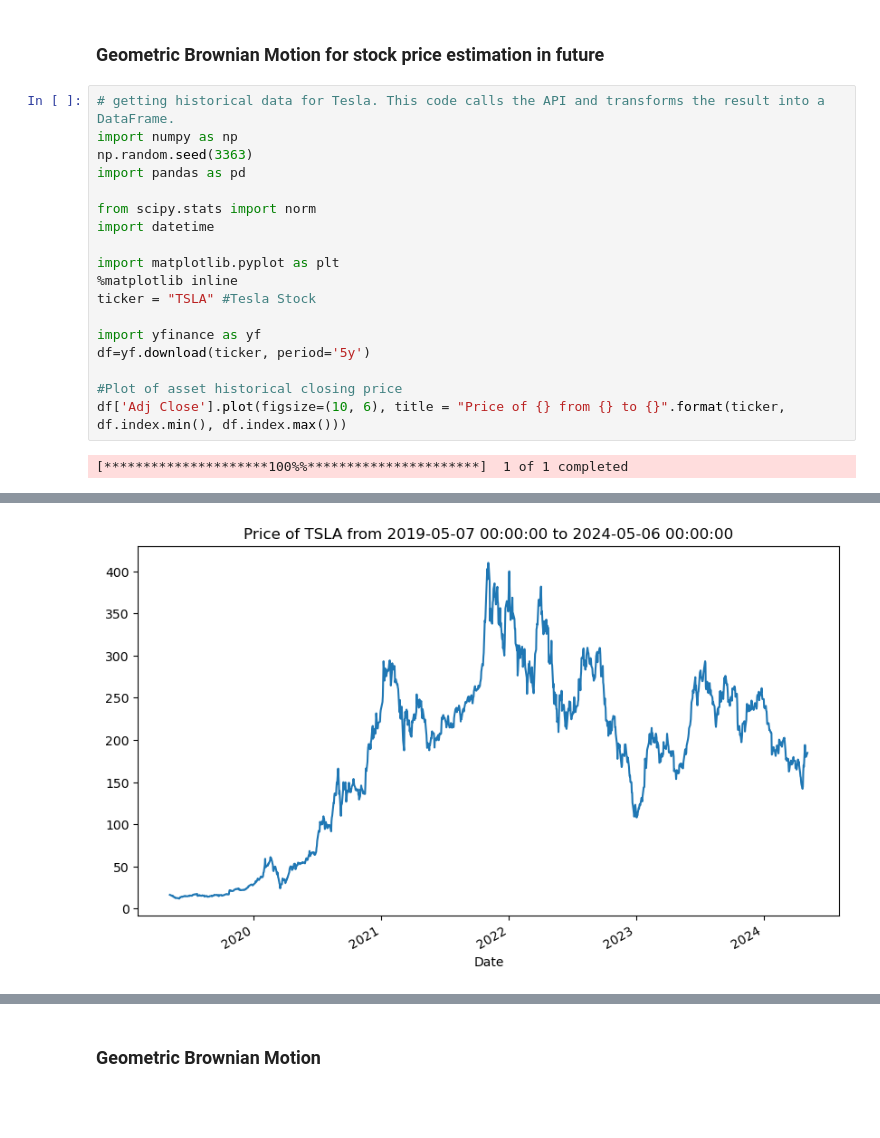
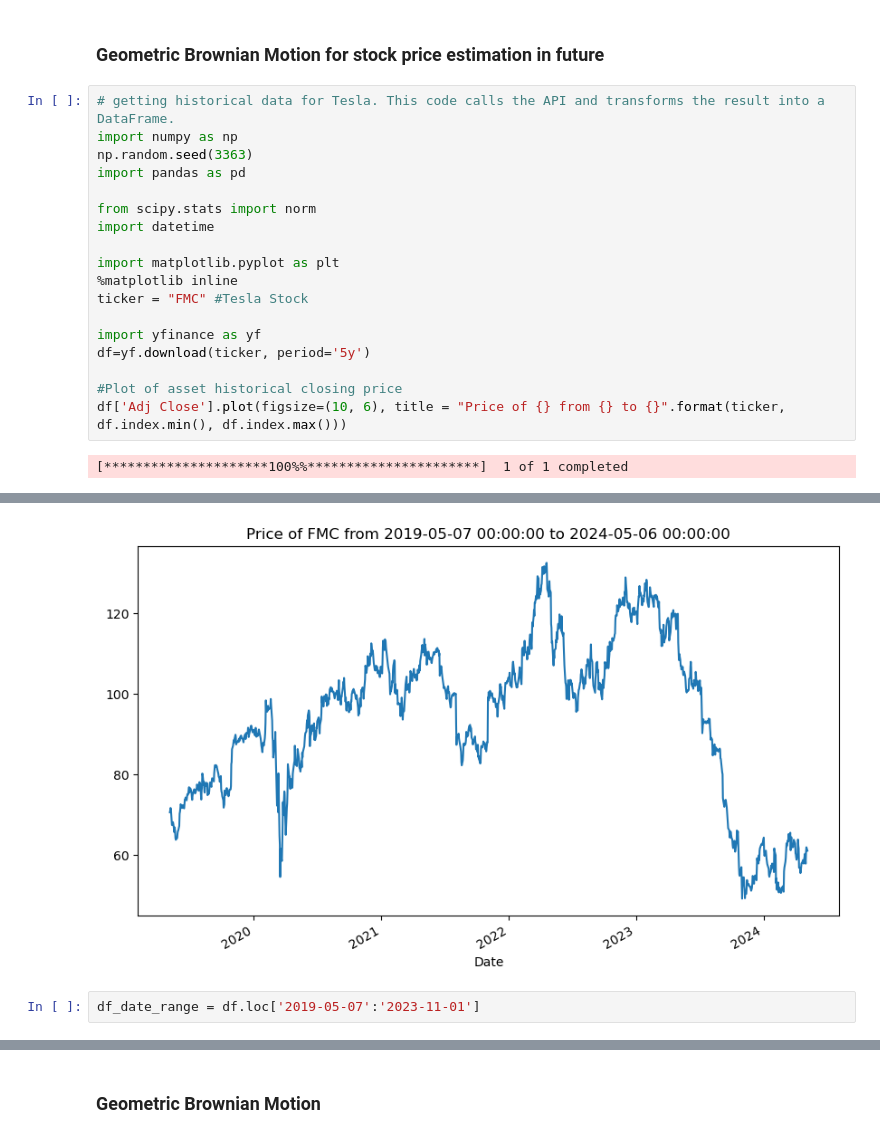
Before and after one commit to IvanVassi/usefull_analytic_tools, a Jupyter notebook: MC_sim.ipynb, the cells around one changed output, grey strips where cells are left out. Cells and saved outputs as stored; diff of their text form; blank space fills up the shorter version.

```diff
--- a/MC_sim.ipynb
+++ b/MC_sim.ipynb
@@ -11,7 +11,7 @@ import datetime
 
 import matplotlib.pyplot as plt
 %matplotlib inline
-ticker = "TSLA" #Tesla Stock
+ticker = "FMC" #Tesla Stock
 
 import yfinance as yf
 df=yf.download(ticker, period='5y')
@@ -24 +24,3 @@ df['Adj Close'].plot(figsize=(10, 6), title = "Price of {} from {} to {}".format
-[figure, old version]
+[figure, new version]
+# %%
+df_date_range = df.loc['2019-05-07':'2023-11-01']
```
Also changed, not shown: parts of 4 cells of this notebook.
